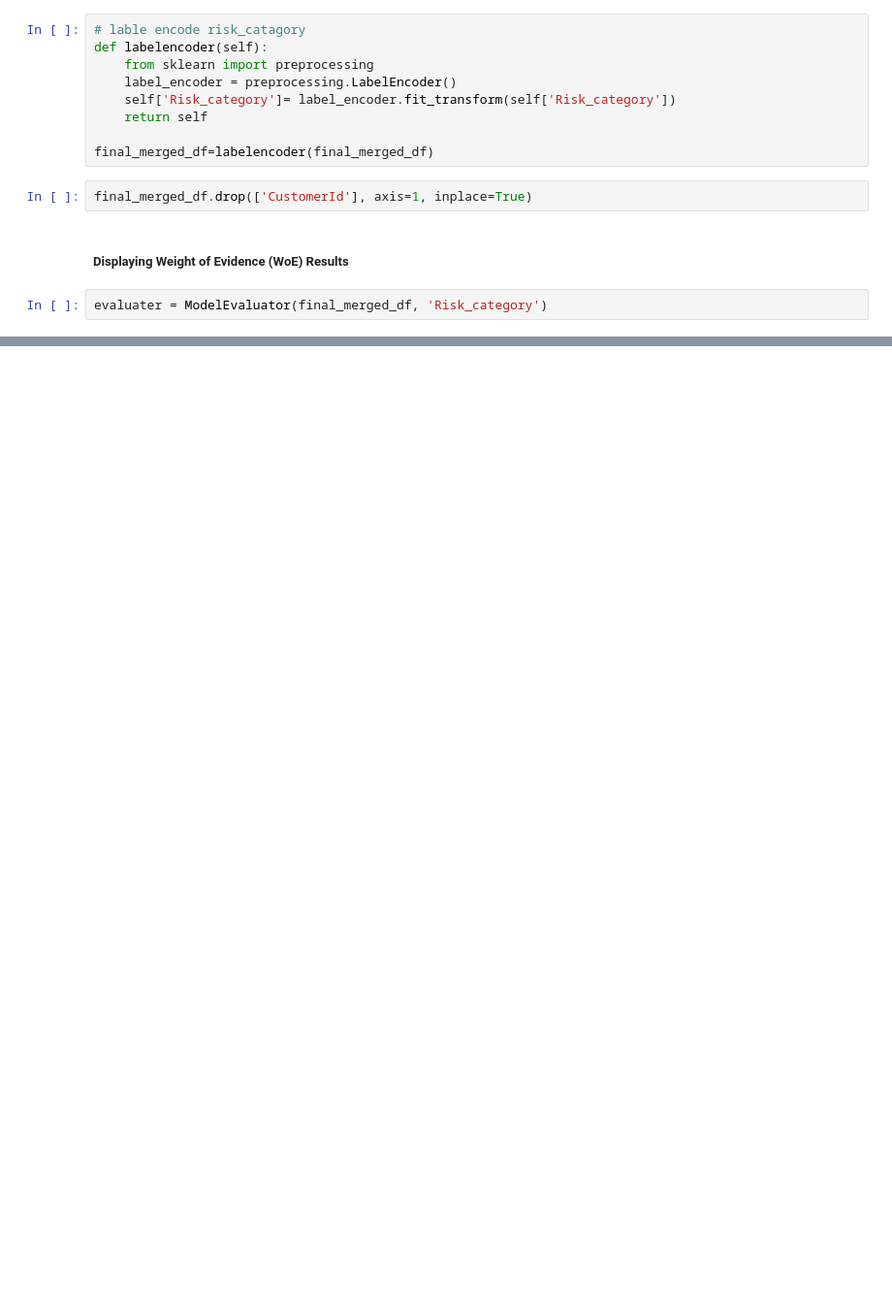
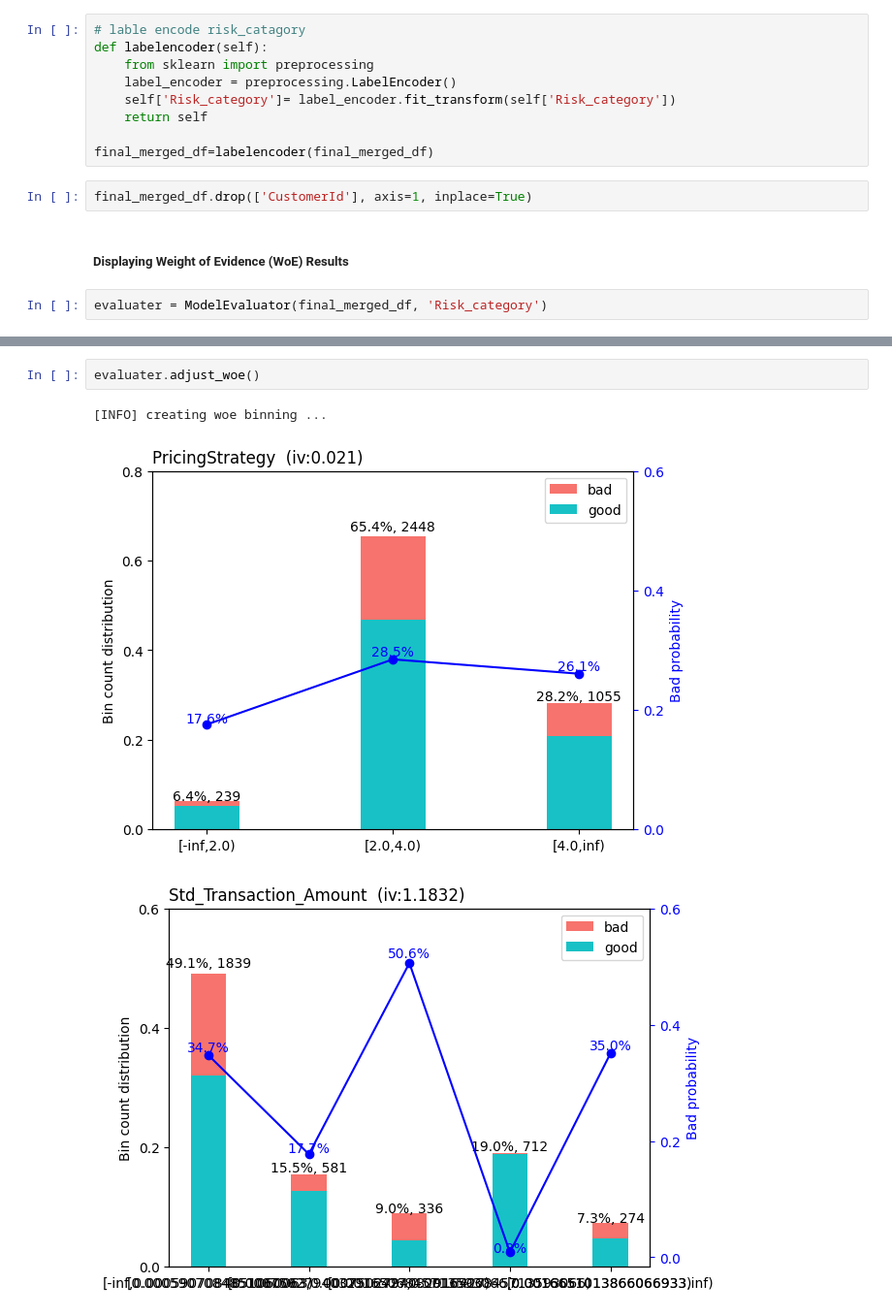
Before and after one commit to GetieBalew24/Bati_Bank_Credit_Scoring_Model, a Jupyter notebook: notebooks/WoE_estimator.ipynb, the cells around one changed output, grey strips where cells are left out. Shown at 97% size. Drawn from its saved outputs; the diff is of its cells as text; blank space fills up the shorter version.

```diff
--- a/notebooks/WoE_estimator.ipynb
+++ b/notebooks/WoE_estimator.ipynb
@@ -289,0 +299,6 @@ evaluater = ModelEvaluator(final_merged_df, 'Risk_category')
+# %%
+evaluater.adjust_woe()
+# %% [output]
+[INFO] creating woe binning ...
+[figure, added]
+[figure, added]
```
Also changed, not shown: parts of 11 cells of this notebook, 3 other files.
